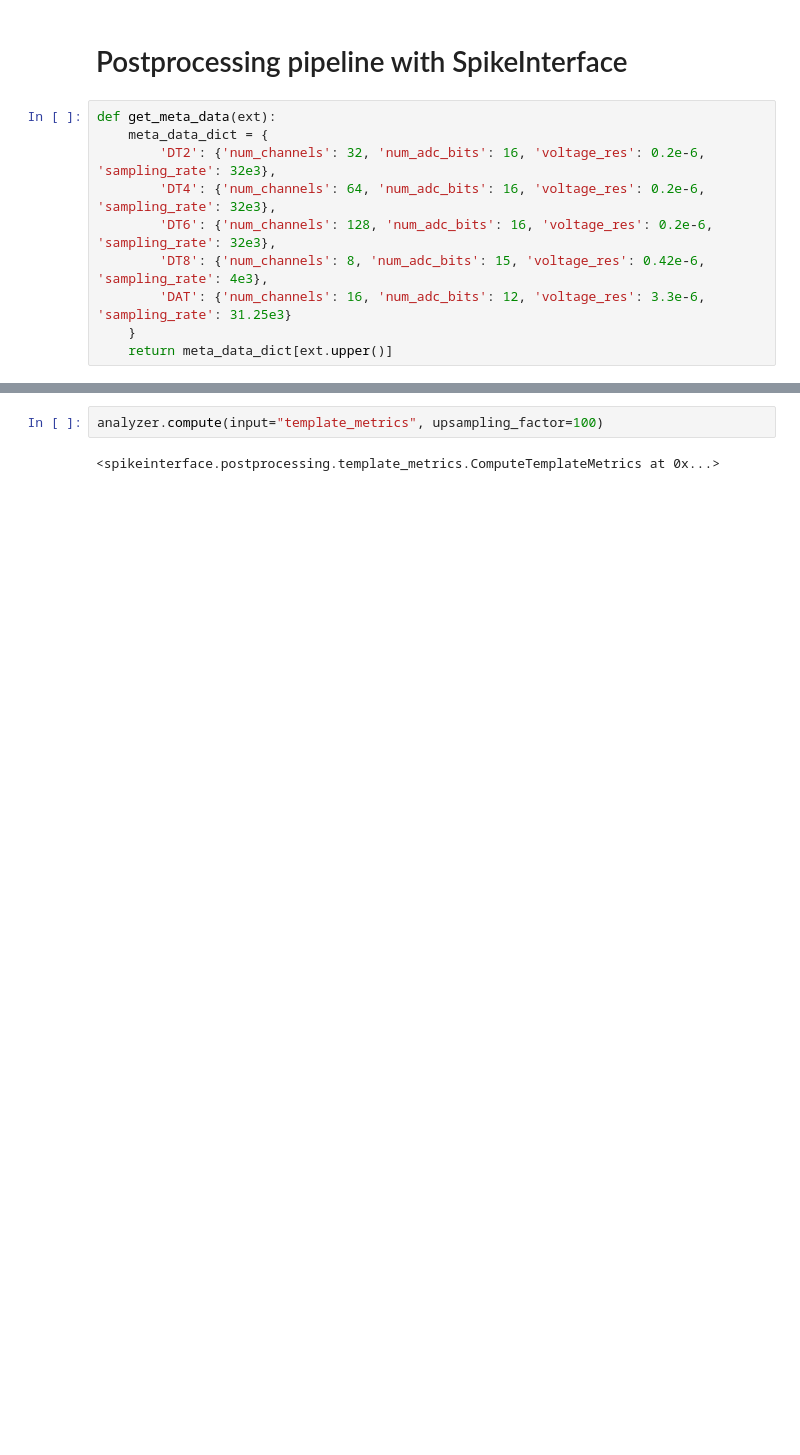
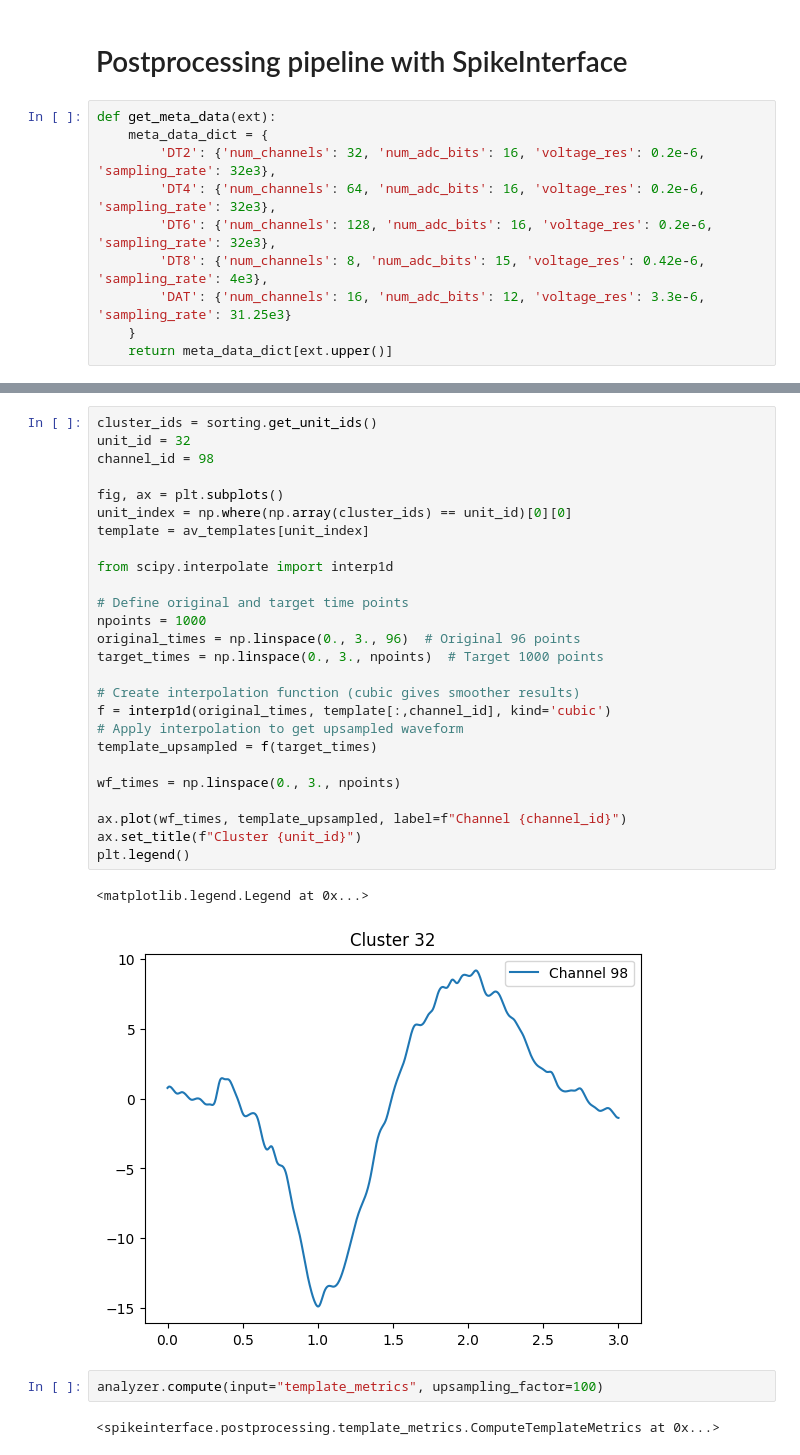
Before and after one commit to mdima98/spikesorting-boninilab, a Jupyter notebook: postprocessing/spikeinterface-postprocessing.ipynb, the cells around one changed output, grey strips where cells are left out. Drawn from its saved outputs; the diff is of its cells as text; blank space fills up the shorter version.

```diff
--- a/postprocessing/spikeinterface-postprocessing.ipynb
+++ b/postprocessing/spikeinterface-postprocessing.ipynb
@@ -147,3 +142,32 @@ plt.legend()
+# %%
+cluster_ids = sorting.get_unit_ids()
+unit_id = 32
+channel_id = 98
+
+fig, ax = plt.subplots()
+unit_index = np.where(np.array(cluster_ids) == unit_id)[0][0]
+template = av_templates[unit_index]
+
+from scipy.interpolate import interp1d
+
+# Define original and target time points
+npoints = 1000
+original_times = np.linspace(0., 3., 96)  # Original 96 points
+target_times = np.linspace(0., 3., npoints)  # Target 1000 points
+
+# Create interpolation function (cubic gives smoother results)
+f = interp1d(original_times, template[:,channel_id], kind='cubic')
+# Apply interpolation to get upsampled waveform
+template_upsampled = f(target_times)
+
+wf_times = np.linspace(0., 3., npoints)
+
+ax.plot(wf_times, template_upsampled, label=f"Channel {channel_id}")
+ax.set_title(f"Cluster {unit_id}")
+plt.legend()
+# %% [output]
+<matplotlib.legend.Legend at 0x...>
+[figure, added]
 # %%
 analyzer.compute(input="template_metrics", upsampling_factor=100)
 # %% [output]
```
Also changed, not shown: parts of 11 cells of this notebook.
